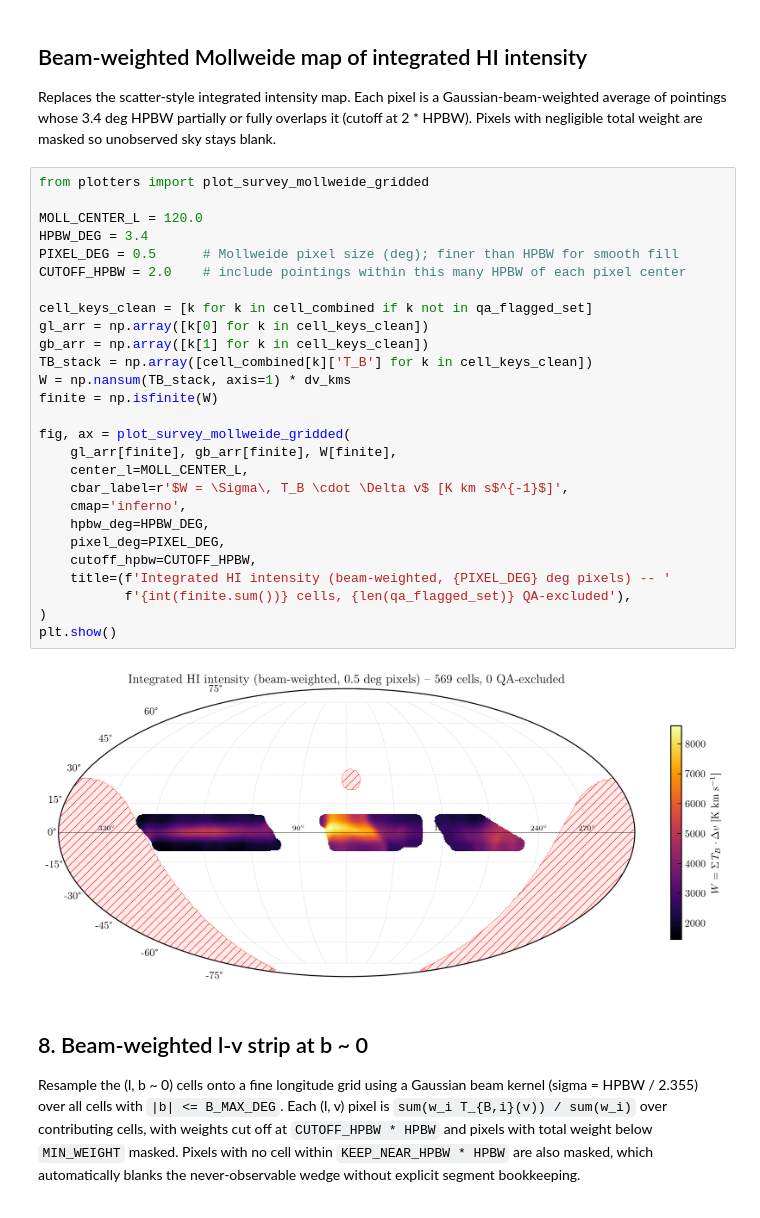
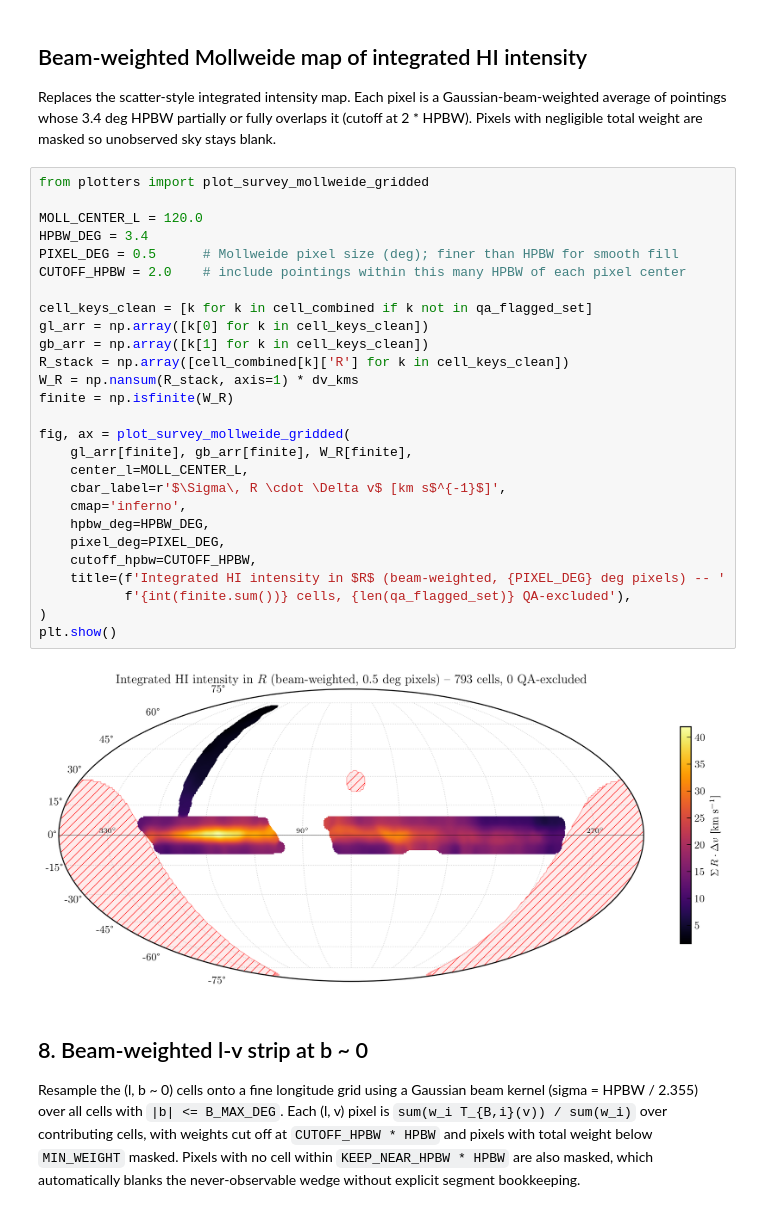
Before and after one commit to raw-asparagus/ay-121, a Jupyter notebook: labs/04/main_scan_load_lv.ipynb, the cells around one changed output. Saved outputs shown, nothing was run; the diff lists cells and outputs as text.

```diff
--- a/labs/04/main_scan_load_lv.ipynb
+++ b/labs/04/main_scan_load_lv.ipynb
@@ -38,32 +38,32 @@ weight are masked so unobserved sky stays blank.
 # %%
 from plotters import plot_survey_mollweide_gridded
 
 MOLL_CENTER_L = 120.0
 HPBW_DEG = 3.4
 PIXEL_DEG = 0.5      # Mollweide pixel size (deg); finer than HPBW for smooth fill
 CUTOFF_HPBW = 2.0    # include pointings within this many HPBW of each pixel center
 
 cell_keys_clean = [k for k in cell_combined if k not in qa_flagged_set]
 gl_arr = np.array([k[0] for k in cell_keys_clean])
 gb_arr = np.array([k[1] for k in cell_keys_clean])
-TB_stack = np.array([cell_combined[k]['T_B'] for k in cell_keys_clean])
-W = np.nansum(TB_stack, axis=1) * dv_kms
-finite = np.isfinite(W)
+R_stack = np.array([cell_combined[k]['R'] for k in cell_keys_clean])
+W_R = np.nansum(R_stack, axis=1) * dv_kms
+finite = np.isfinite(W_R)
 
 fig, ax = plot_survey_mollweide_gridded(
-    gl_arr[finite], gb_arr[finite], W[finite],
+    gl_arr[finite], gb_arr[finite], W_R[finite],
     center_l=MOLL_CENTER_L,
-    cbar_label=r'$W = \Sigma\, T_B \cdot \Delta v$ [K km s$^{-1}$]',
+    cbar_label=r'$\Sigma\, R \cdot \Delta v$ [km s$^{-1}$]',
     cmap='inferno',
     hpbw_deg=HPBW_DEG,
     pixel_deg=PIXEL_DEG,
     cutoff_hpbw=CUTOFF_HPBW,
-    title=(f'Integrated HI intensity (beam-weighted, {PIXEL_DEG} deg pixels) -- '
+    title=(f'Integrated HI intensity in $R$ (beam-weighted, {PIXEL_DEG} deg pixels) -- '
            f'{int(finite.sum())} cells, {len(qa_flagged_set)} QA-excluded'),
 )
 plt.show()
 # %% [output]
-[figure, old version]
+[figure, new version]
 # %% [markdown]
 ## 8. Beam-weighted l-v strip at b ~ 0
 
```
Also changed, not shown: parts of 2 cells of this notebook, 7 other files.
